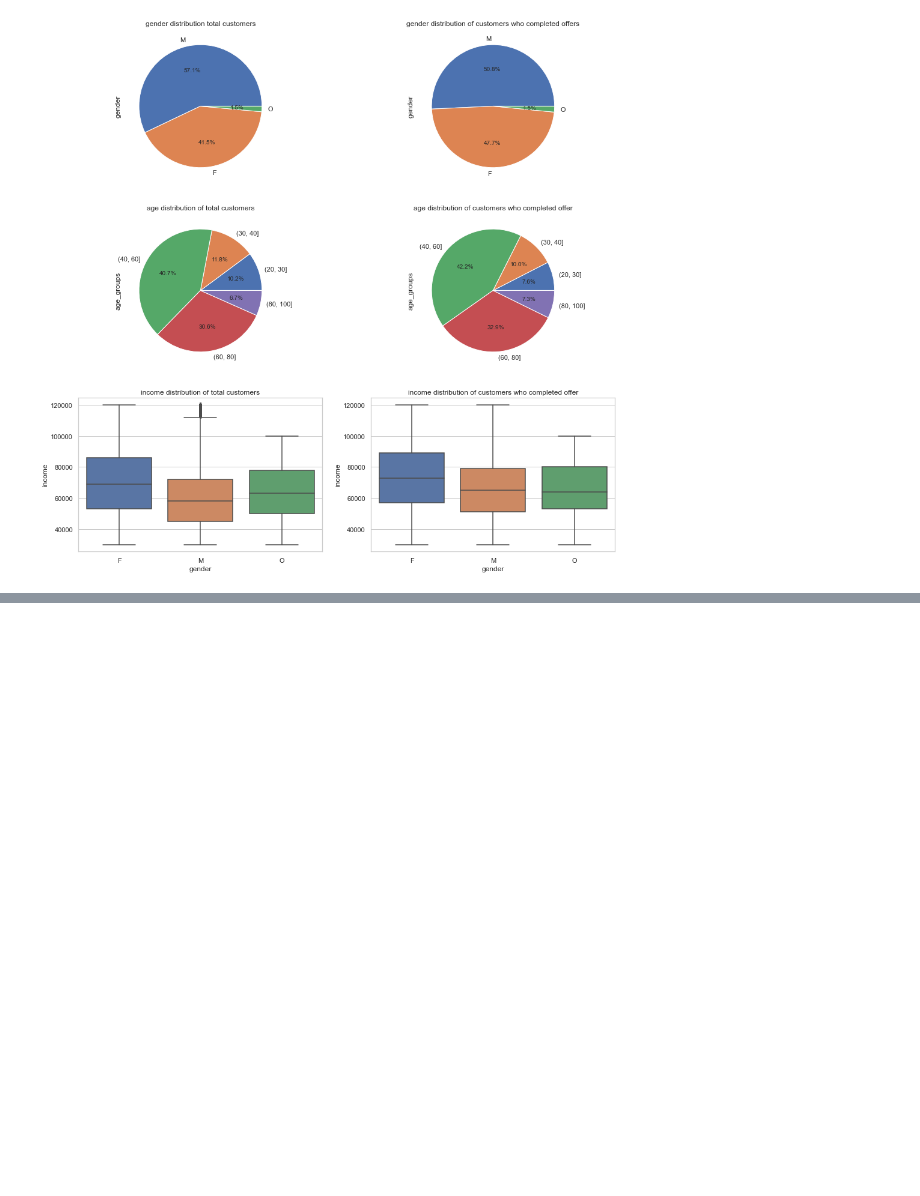
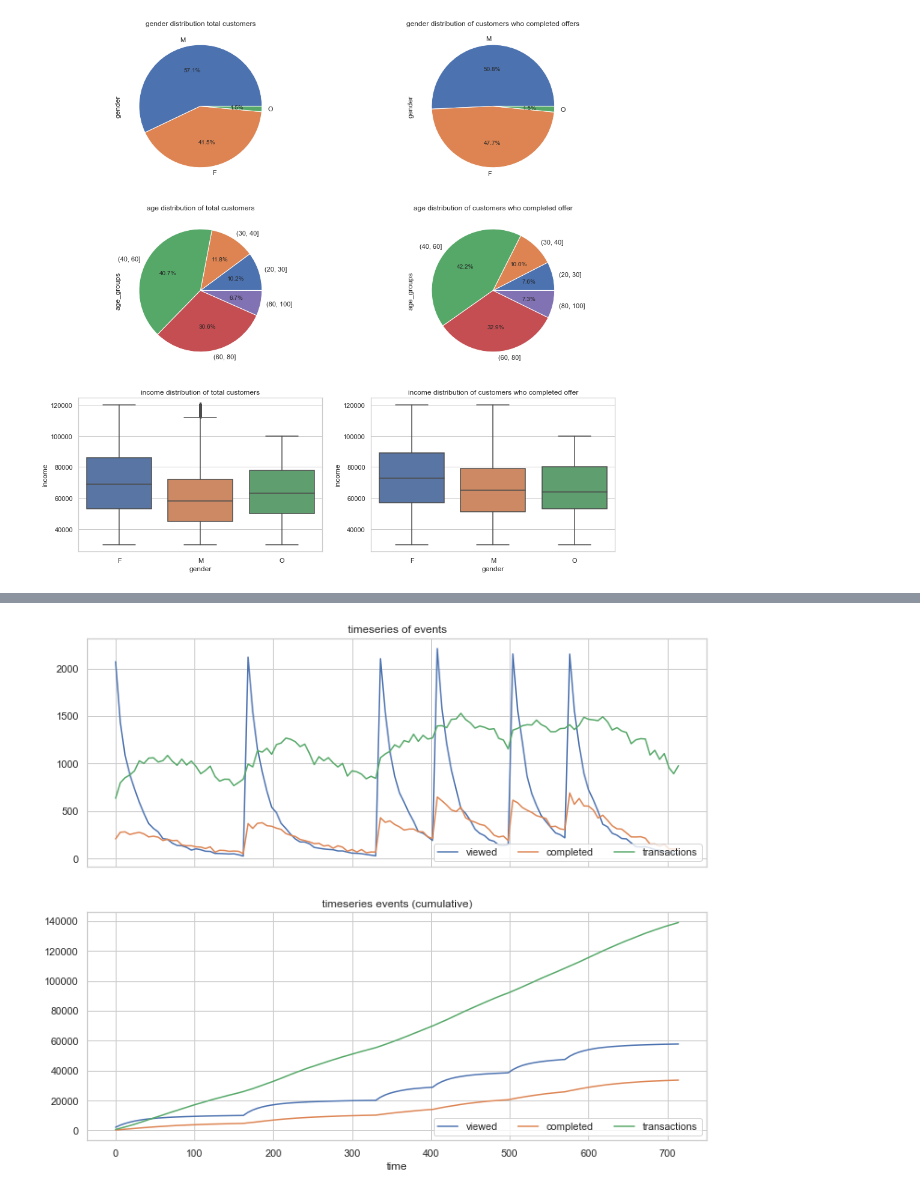
Before and after one commit to Jagac/ML-Repo, a Jupyter notebook: Udacity Capstone/Script.ipynb, the cells around one changed output, grey strips where cells are left out. Drawn from its saved outputs; the diff is of its cells as text; code cells hidden in the pictures; blank space fills up the shorter version.

```diff
--- a/Udacity Capstone/Script.ipynb
+++ b/Udacity Capstone/Script.ipynb
@@ -319,0 +353,25 @@ Descriptive Statistics
+# %%
+#Data visualizations timeseries
+
+#initialize figure and axes
+f, (ax1, ax2) = plt.subplots(2,1, figsize=(12, 10), sharex=True)
+
+data = merge_dataframes(transcript, profile, portfolio).set_index("time")["event"]
+
+#plot timeseries
+offers_viewed = data[data=="offer viewed"].groupby(level=0).count().rename("viewed").plot(ax =ax1)
+offers_completed = data[data=="offer completed"].groupby(level=0).count().rename("completed").plot(ax =ax1)
+transactions = data[data=="transaction"].groupby(level=0).count().rename("transactions").plot(ax =ax1)
+
+offers_viewed = data[data=="offer viewed"].groupby(level=0).count().cumsum().rename("viewed").plot(ax =ax2)
+offers_completed = data[data=="offer completed"].groupby(level=0).count().cumsum().rename("completed").plot(ax =ax2)
+transactions = data[data=="transaction"].groupby(level=0).count().cumsum().rename("transactions").plot(ax =ax2)
+
+
+ax1.set_title('timeseries of events')
+ax1.legend(ncol=3, loc="lower right", frameon=True)
+
+ax2.set_title('timeseries events (cumulative)')
+ax2.legend(ncol=3, loc="lower right", frameon=True);
+# %% [output]
+[figure, added]
```
Also changed, not shown: parts of 14 cells of this notebook, 1 other file.
